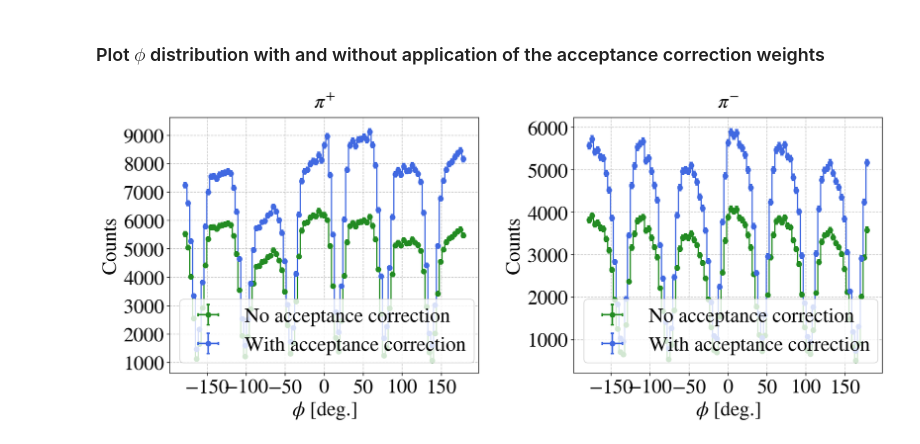
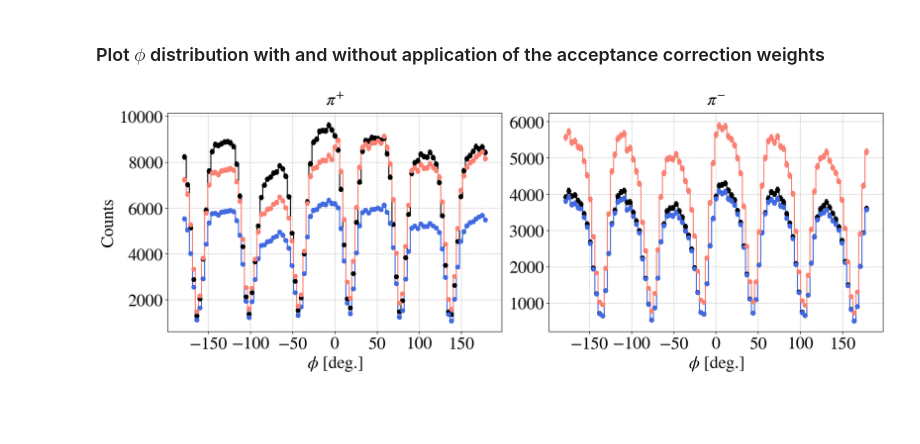
Before and after one commit to erezcoh4/SIDIS_at_BAND, a Jupyter notebook: PythonAnalysis/AcceptanceCorrections/acceptance_matching_and_correction.ipynb, the cells around one changed output. Drawn from its saved outputs; the diff is of its cells as text; code cells hidden in the pictures; blank space fills up the shorter version.

```diff
--- a/PythonAnalysis/AcceptanceCorrections/acceptance_matching_and_correction.ipynb
+++ b/PythonAnalysis/AcceptanceCorrections/acceptance_matching_and_correction.ipynb
@@ -85,10 +85,10 @@ for pi_charge_name in pi_charge_names:
     frac_Nevents[pi_charge_name + ' original'] = 1
     print(Nevents[pi_charge_name + ' original'],'(e,e',pi_charge_name,') events before cut')
 
-e_e_pi = apply_p_theta_acceptance_cut(df_dict=e_e_pi)
+e_e_pi_after_p_theta_cut = apply_p_theta_acceptance_cut(df_dict=e_e_pi)
 print('done applying acceptance matching cut in p-theta plane')
 for pi_charge_name in pi_charge_names:
-    Nevents[pi_charge_name +' p-theta cut'] = len(e_e_pi[pi_charge_name])
+    Nevents[pi_charge_name +' p-theta cut'] = len(e_e_pi_after_p_theta_cut[pi_charge_name])
     frac_Nevents[pi_charge_name + ' p-theta cut'] = (float(Nevents[pi_charge_name +' p-theta cut'])/
                                                   Nevents[pi_charge_name + ' original'])
     print(Nevents[pi_charge_name +' p-theta cut'],'(e,e',pi_charge_name,') events after cut')
@@ -122,8 +122,8 @@ h, h_err = dict(),dict()
 AccCorrec, AccCorrec_err = dict(),dict()
 # %%
 sim_data_path = '/Users/erezcohen/Desktop/data/BAND/AcceptanceCorrection/GEMCimulationOuputFiles/'
-eepips_GEMC = pd.read_csv( sim_data_path + 'eepips_p_uniform_distribution.csv')
-eepims_GEMC = pd.read_csv( sim_data_path + 'eepims_p_uniform_distribution.csv')
+eepips_GEMC = pd.read_csv( sim_data_path + 'eepips_p_uniform_distribution_1M_events.csv')
+eepims_GEMC = pd.read_csv( sim_data_path + 'eepims_p_uniform_distribution_1M_events.csv')
 
 # Omit events in which the electron is not reconstructed
 print('%d generated events'%len(eepips_GEMC))
@@ -259,11 +274,11 @@ W_acc_corr: 1.4435028248587571
 # %%
 for pi_charge_name,pi_label,pi_color,pi_idx in zip(pi_charge_names,pi_labels,pi_colors,[1,2]):#{
     # print(pi_charge_name)
-    df = e_e_pi_after_cut[pi_charge_name];
+    df = e_e_pi_after_p_theta_cut[pi_charge_name];
     phis = np.array( df.pi_Phi )
     acc_corr_weights = [ Compute_acceptance_correction_weight( pi_charge_name, phi ) for phi in phis ]
     df = df.assign(Weight_AccCorrec = acc_corr_weights)
-    e_e_pi_after_cut[pi_charge_name] = df
+    e_e_pi_after_p_theta_cut[pi_charge_name] = df
     # display(df)
     print('Computing acceptance correction weights for ',pi_charge_name,'.')
 #}
@@ -277,26 +294,42 @@ Done computing acceptance correction weights.
 # %%
-bins=np.linspace(-180,180,100)
-
-fig = plt.figure(figsize=(14,6));
+fig = plt.figure(figsize=(16,6));
 
 for pi_charge_name,pi_label,pi_color,pi_idx in zip(pi_charge_names,pi_labels,pi_colors,[1,2]):#{
-    df = e_e_pi[pi_charge_name];
-    phi = np.array(e_e_pi[pi_charge_name].pi_Phi)*r2d
+    ax = fig.add_subplot(1,2,pi_idx)
 
 
-    ax = fig.add_subplot(1,2,pi_idx)
+    # first plot: before p-theta acceptance matching cut
+    df  = e_e_pi[pi_charge_name];
+    phi = np.array(df.pi_Phi)*r2d
+    weights = None
+    color = 'black'
+    label = 'Before acceptance matching'
+    plot_step_hist( x_arr=phi,  bins=bins , label=label,  color=color, weights=weights )
 
-    plot_step_hist( x_arr=np.array(e_e_pi_after_cut[pi_charge_name].pi_Phi)*r2d,
-                   bins=bins , label='No acceptance correction',
-                   color='forestgreen' )
 
-    plot_step_hist( x_arr=np.array(e_e_pi_after_cut[pi_charge_name].pi_Phi)*r2d,
-                   bins=bins , label='With acceptance correction',
-                   weights=np.array(e_e_pi_after_cut[pi_charge_name].Weight_AccCorrec),
-                   color='royalblue' )
+    # second plot: after acceptance matching cut, without acceptance correction
+    df  = e_e_pi_after_p_theta_cut[pi_charge_name];
+    phi = np.array(df.pi_Phi)*r2d
+    weights = None
+    color = 'royalblue'
+    label = 'After acceptance matching'
+    plot_step_hist( x_arr=phi,  bins=bins , label=label,  color=color, weights=weights )
 
-    set_axes(ax, '$\phi$ [deg.]', 'Counts', title='$'+pi_label+'$', do_add_grid=True,do_add_legend=True)
+
+
+    # third plot:  after acceptance matching cut, with acceptance correction
+    df  = e_e_pi_after_p_theta_cut[pi_charge_name];
+    phi = np.array(df.pi_Phi)*r2d
+    weights = np.array(df.Weight_AccCorrec)
+    color = 'salmon'
+    label = 'With acceptance correction'
+    plot_step_hist( x_arr=phi,  bins=bins , label=label,  color=color, weights=weights )
+
+    set_axes(ax, '$\phi$ [deg.]', 'Counts' if pi_idx==1 else '',
+             title='$'+pi_label+'$', do_add_grid=True,
+             do_add_legend=False)
+#}
 
 plt.tight_layout()
 # %% [output]
-[figure, old version]
+[figure, new version]
```
Also changed, not shown: parts of 5 cells of this notebook, 1 other file.
